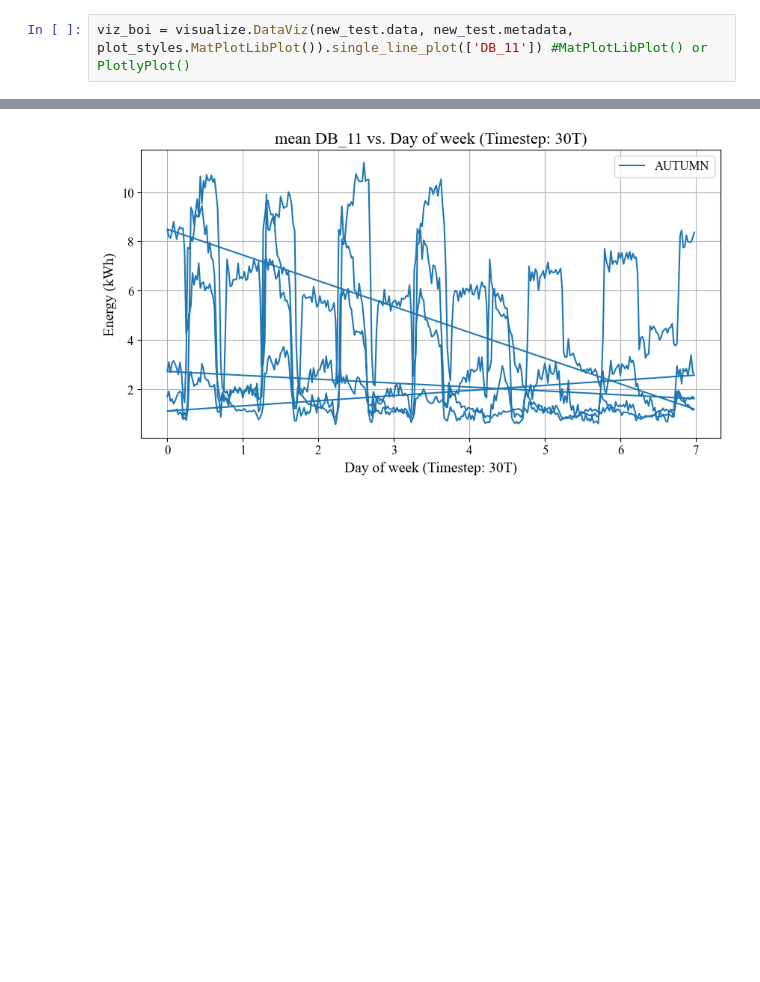
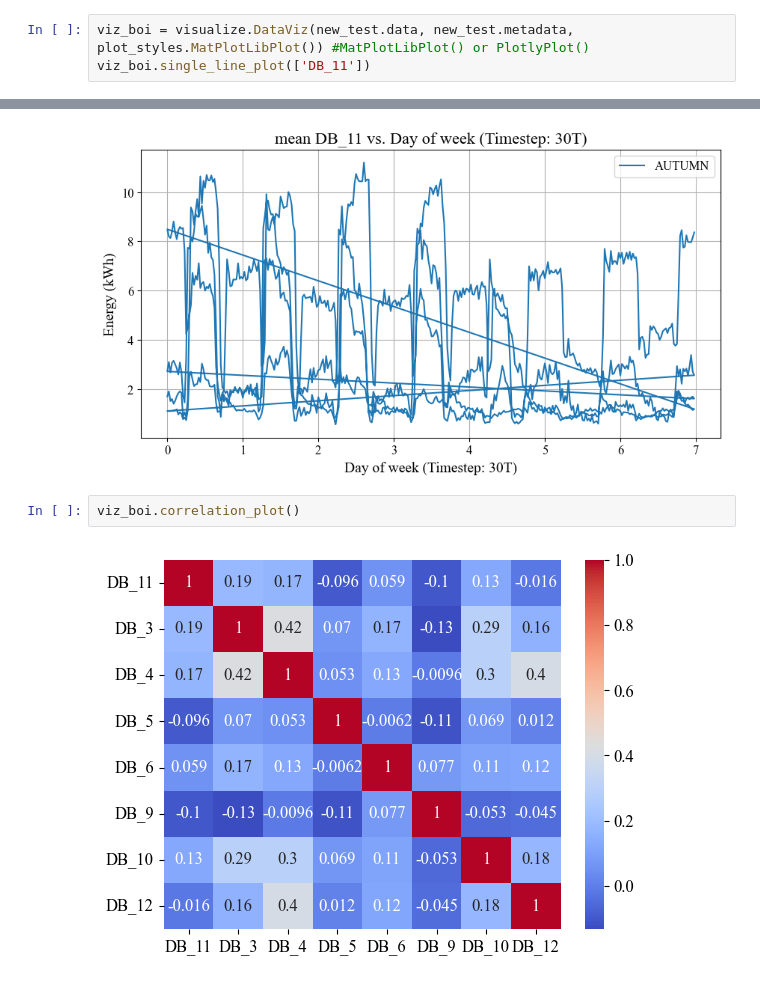
Before and after one commit to empowering-energy-solutions-ltd/e2sviz, a Jupyter notebook: notebooks/clean_demo.ipynb, the cells around one changed output, grey strips where cells are left out. Saved outputs shown, nothing was run; the diff lists cells and outputs as text; blank space fills up the shorter version.

```diff
--- a/notebooks/clean_demo.ipynb
+++ b/notebooks/clean_demo.ipynb
@@ -147,7 +147,8 @@ new_test = sdp.DataManip(test.data, metadata=meta_data)
 
 How plots will be generated.
 # %%
-viz_boi = visualize.DataViz(new_test.data, new_test.metadata, plot_styles.MatPlotLibPlot()).single_line_plot(['DB_11']) #MatPlotLibPlot() or PlotlyPlot()
+viz_boi = visualize.DataViz(new_test.data, new_test.metadata, plot_styles.MatPlotLibPlot()) #MatPlotLibPlot() or PlotlyPlot()
+viz_boi.single_line_plot(['DB_11'])
 # %% [output]
 [figure]
 # %%
@@ -160,3 +161,7 @@ data_viz = visualize.DataViz(grouped_data, grouped_meta, plot_styles.MatPlotLibP
 data_viz.single_line_plot(['DB_11']) #MatPlotLibPlot() or PlotlyPlot()
 # %% [output]
 [figure]
+# %%
+viz_boi.correlation_plot()
+# %% [output]
+[figure, added]
```
Also changed, not shown: 2 other files.
